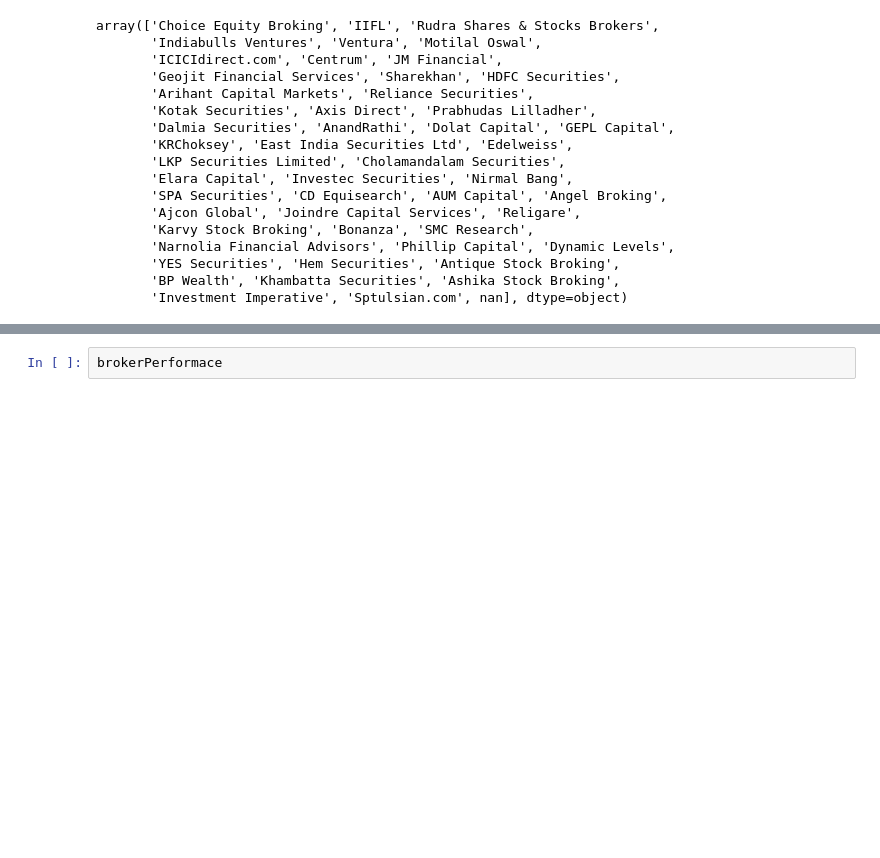
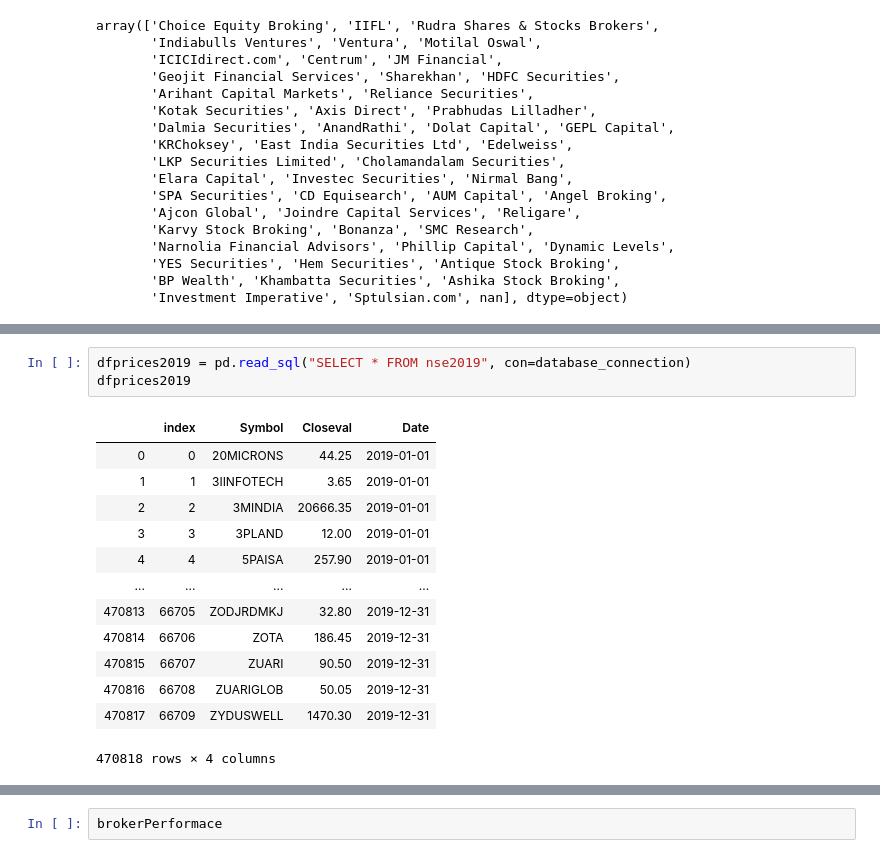
Before and after one commit to yash-1708/Stock-Analyst-Rating, a Jupyter notebook: 2018/AlgoCode2018.ipynb, the cells around one changed output, grey strips where cells are left out. Saved outputs shown, nothing was run; the diff lists cells and outputs as text; blank space fills up the shorter version.

```diff
--- a/2018/AlgoCode2018.ipynb
+++ b/2018/AlgoCode2018.ipynb
@@ -137,3 +196,20 @@ brokerPerformace = pd.DataFrame(columns=['Name','Hit Ratio','Avg. Growth','Total
 brokerPerformace
 # %% [output]
 |  | Name | Hit Ratio | Avg. Growth | Total Recos |
+# %%
+dfprices2019 = pd.read_sql("SELECT * FROM nse2019", con=database_connection)
+dfprices2019
+# %% [output]
+|  | index | Symbol | Closeval | Date |
+| 0 | 0 | 20MICRONS | 44.25 | 2019-01-01 |
+| 1 | 1 | 3IINFOTECH | 3.65 | 2019-01-01 |
+| 2 | 2 | 3MINDIA | 20666.35 | 2019-01-01 |
+| 3 | 3 | 3PLAND | 12.00 | 2019-01-01 |
+| 4 | 4 | 5PAISA | 257.90 | 2019-01-01 |
+| ... | ... | ... | ... | ... |
+| 470813 | 66705 | ZODJRDMKJ | 32.80 | 2019-12-31 |
+| 470814 | 66706 | ZOTA | 186.45 | 2019-12-31 |
+| 470815 | 66707 | ZUARI | 90.50 | 2019-12-31 |
+| 470816 | 66708 | ZUARIGLOB | 50.05 | 2019-12-31 |
+| 470817 | 66709 | ZYDUSWELL | 1470.30 | 2019-12-31 |
+470818 rows × 4 columns
```
Also changed, not shown: parts of 11 cells of this notebook, 5 other files.
